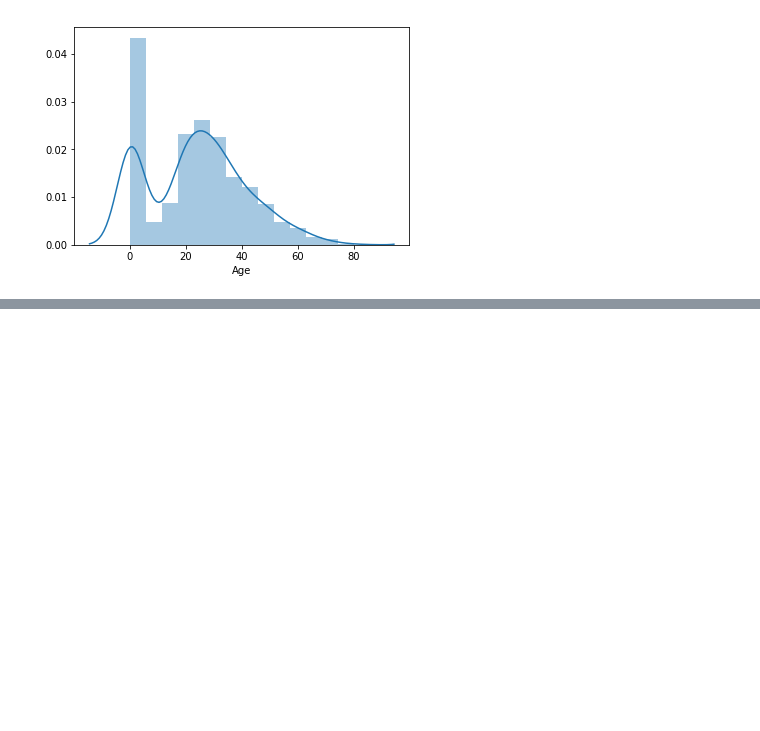
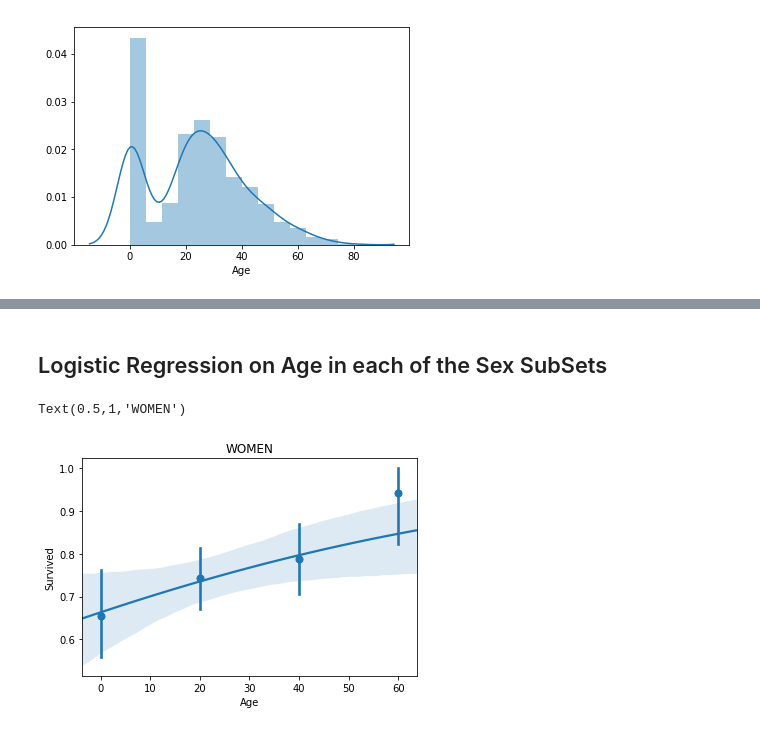
Before and after one commit to harrisonjansma/ML-Notes, a Jupyter notebook: Titanic/Titanic.ipynb, the cells around one changed output, grey strips where cells are left out. Drawn from its saved outputs; the diff is of its cells as text; code cells hidden in the pictures; blank space fills up the shorter version.

```diff
--- a/Titanic/Titanic.ipynb
+++ b/Titanic/Titanic.ipynb
@@ -8,7 +8,6 @@ import seaborn as sns
 %matplotlib inline
 # %%
 #Remove irrelevent features, fill NaN, reset index, set dtypes
-
 titanic = pd.read_csv('titanic_train.csv')
 del titanic['Name']
 del titanic['Cabin']
@@ -17,6 +16,26 @@ titanic = titanic.set_index('PassengerId')
 titanic = titanic.fillna('0')
 titanic.Age = titanic.Age.astype('int64')
 titanic.head()
+
+"""
+#method to perform onehotencoding within pandas
+titanicdumm = pd.get_dummies(titanic)
+titanicdumm.head()
+
+x= pd.cut(titanic.Fare, [0,15,31,150, 600], labels = [0, 1, 2, 3])
+x = pd.get_dummies(x)
+x.columns  = ['poor','middle', 'rich', 'moneybags']
+frames = [titanicdumm, x]
+titanic = pd.concat(frames, axis = 1)
+del titanic['Fare']
+titanic.head()"""
+
+#Change categorical variables to integers
+from sklearn.preprocessing import LabelEncoder
+le = LabelEncoder()
+titanic.Sex = le.fit_transform(titanic.Sex)
+titanic.Embarked = le.fit_transform(titanic.Embarked)
+titanic.head()
 # %% [output]
 |  | Survived | Pclass | Sex | Age | SibSp | Parch | Fare | Embarked |
 | PassengerId |  |  |  |  |  |  |  |  |
@@ -71,0 +119,16 @@ sns.distplot(df['Age'])
+# %% [markdown]
+## Logistic Regression on Age in each of the Sex SubSets
+# %%
+both = df.loc[:,['Survived', 'Sex', 'Age']]
+men = both[both.Sex ==1]
+women = both[both.Sex ==0]
+
+
+sns.regplot(men.Age, men.Survived, x_bins = [0,20,40,60,80,100], logistic = True, y_jitter = .01)
+plt.title('MEN')
+# %%
+sns.regplot(women.Age, women.Survived,  x_bins = [0,20,40,60,80,100], logistic = True, y_jitter = .01)
+plt.title('WOMEN')
+# %% [output]
+Text(0.5,1,'WOMEN')
+[figure, added]
```
Also changed, not shown: parts of 18 cells of this notebook, 6 other files.
